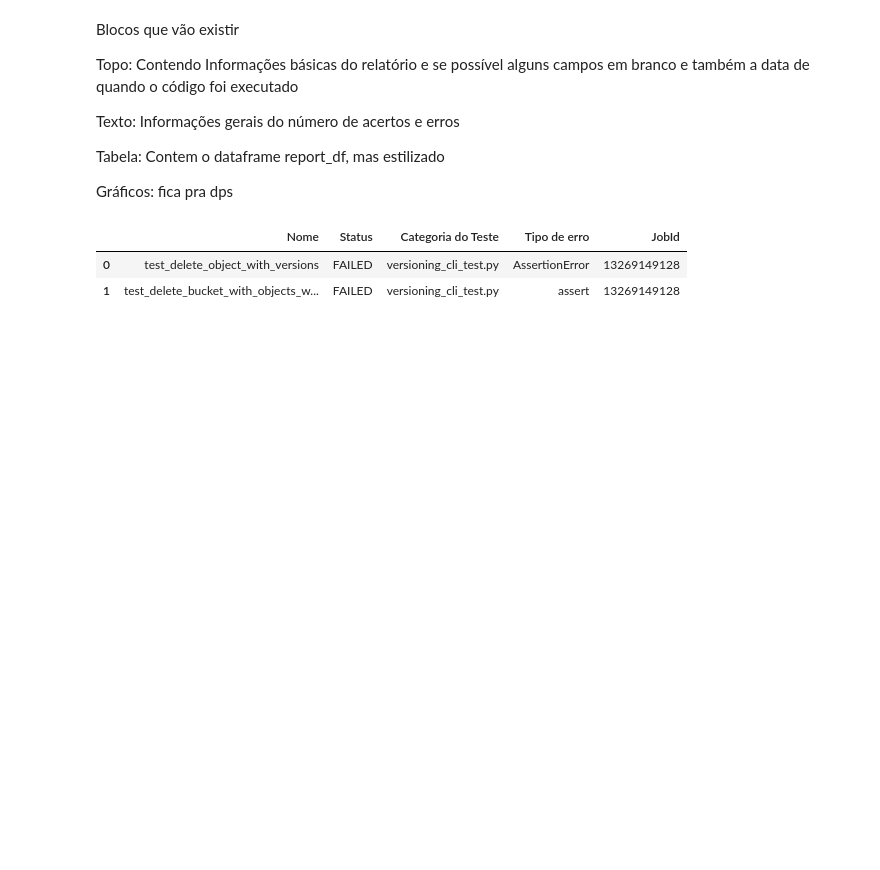
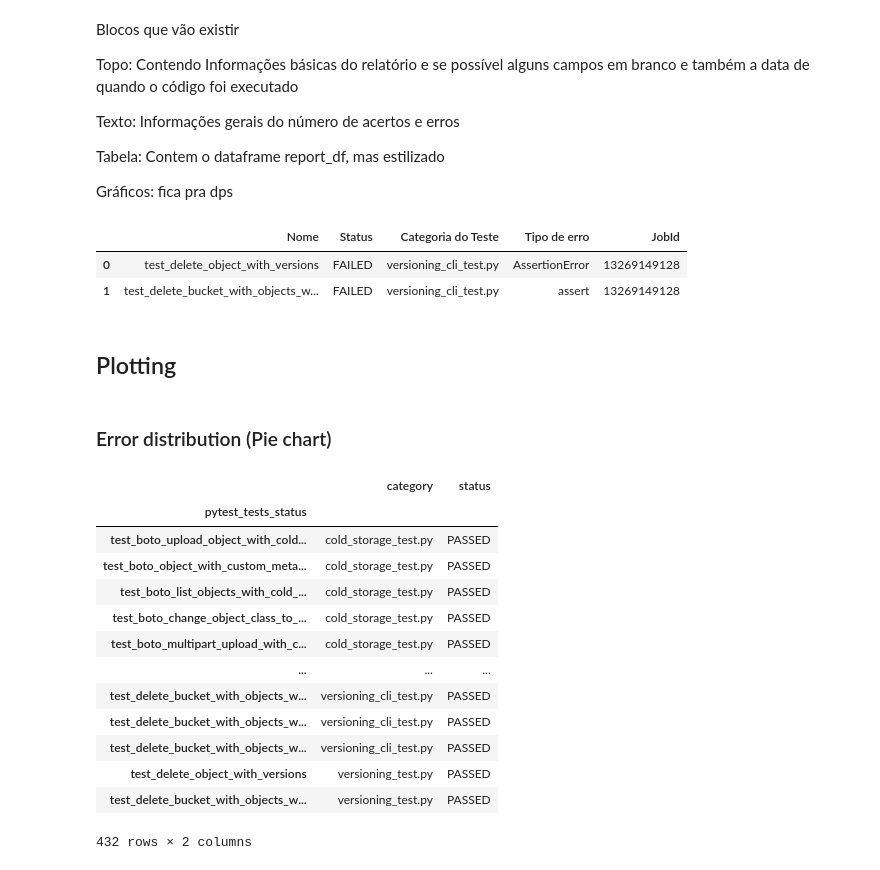
Before and after one commit to 2xlhe/gh-Actions-Reader, a Jupyter notebook: report.ipynb, the cells around one changed output. Drawn from its saved outputs; the diff is of its cells as text; code cells hidden in the pictures; blank space fills up the shorter version.

```diff
--- a/report.ipynb
+++ b/report.ipynb
@@ -361,3 +363,26 @@ create_pdf(df, errors_df)
 |  | Nome | Status | Categoria do Teste | Tipo de erro | JobId |
 | 0 | test_delete_object_with_versions | FAILED | versioning_cli_test.py | AssertionError | 13269149128 |
 | 1 | test_delete_bucket_with_objects_w... | FAILED | versioning_cli_test.py | assert | 13269149128 |
+# %% [markdown]
+## Plotting
+# %% [markdown]
+### Error distribution (Pie chart)
+# %%
+error_distribution_df = all_tests_df[['category', 'status']]
+error_passed_info = error_distribution_df.groupby(['status','category']).value_counts()
+error_distribution_df
+# %% [output]
+|  | category | status |
+| pytest_tests_status |  |  |
+| test_boto_upload_object_with_cold... | cold_storage_test.py | PASSED |
+| test_boto_object_with_custom_meta... | cold_storage_test.py | PASSED |
+| test_boto_list_objects_with_cold_... | cold_storage_test.py | PASSED |
+| test_boto_change_object_class_to_... | cold_storage_test.py | PASSED |
+| test_boto_multipart_upload_with_c... | cold_storage_test.py | PASSED |
+| ... | ... | ... |
+| test_delete_bucket_with_objects_w... | versioning_cli_test.py | PASSED |
+| test_delete_bucket_with_objects_w... | versioning_cli_test.py | PASSED |
+| test_delete_bucket_with_objects_w... | versioning_cli_test.py | PASSED |
+| test_delete_object_with_versions | versioning_test.py | PASSED |
+| test_delete_bucket_with_objects_w... | versioning_test.py | PASSED |
+432 rows × 2 columns
```
Also changed, not shown: parts of 8 cells of this notebook.
